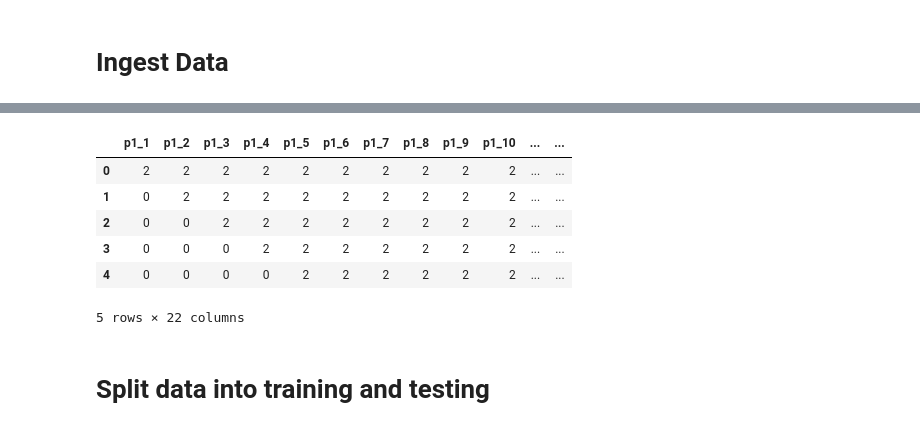
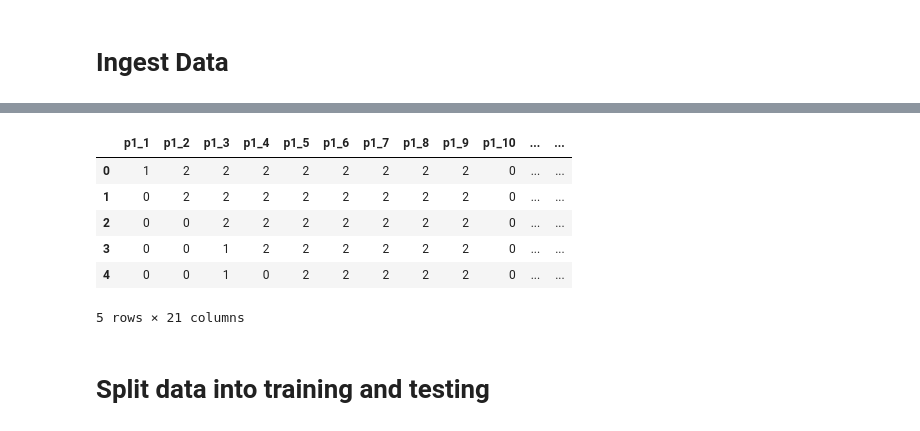
Before and after one commit to mferuscomelo/spielmacher-reglungstechnik, a Jupyter notebook: train_model.ipynb, the cells around one changed output, grey strips where cells are left out. Cells and saved outputs as stored; diff of their text form; code cells hidden in the pictures.

```diff
--- a/train_model.ipynb
+++ b/train_model.ipynb
@@ -53,20 +53,19 @@ df.head()
-# %%
-encoder = LabelEncoder()
-encoder.fit([move.value for move in Move])
-
-# Apply LabelEncoder to each column except the last one
-for column in df.columns[:-1]:
-    df[column] = encoder.transform(df[column])
-
-df.head()
-# %% [output]
-|  | p1_1 | p1_2 | p1_3 | p1_4 | p1_5 | p1_6 | p1_7 | p1_8 | p1_9 | p1_10 | ... | ... |
-| 0 | 2 | 2 | 2 | 2 | 2 | 2 | 2 | 2 | 2 | 2 | ... | ... |
-| 1 | 0 | 2 | 2 | 2 | 2 | 2 | 2 | 2 | 2 | 2 | ... | ... |
-| 2 | 0 | 0 | 2 | 2 | 2 | 2 | 2 | 2 | 2 | 2 | ... | ... |
-| 3 | 0 | 0 | 0 | 2 | 2 | 2 | 2 | 2 | 2 | 2 | ... | ... |
-| 4 | 0 | 0 | 0 | 0 | 2 | 2 | 2 | 2 | 2 | 2 | ... | ... |
-5 rows × 22 columns
+# %%
+# Encode moves
+
+encoder = LabelEncoder()
+
+df = df.apply(encoder.fit_transform)
+
+df.head()
+# %% [output]
+|  | p1_1 | p1_2 | p1_3 | p1_4 | p1_5 | p1_6 | p1_7 | p1_8 | p1_9 | p1_10 | ... | ... |
+| 0 | 1 | 2 | 2 | 2 | 2 | 2 | 2 | 2 | 2 | 0 | ... | ... |
+| 1 | 0 | 2 | 2 | 2 | 2 | 2 | 2 | 2 | 2 | 0 | ... | ... |
+| 2 | 0 | 0 | 2 | 2 | 2 | 2 | 2 | 2 | 2 | 0 | ... | ... |
+| 3 | 0 | 0 | 1 | 2 | 2 | 2 | 2 | 2 | 2 | 0 | ... | ... |
+| 4 | 0 | 0 | 1 | 0 | 2 | 2 | 2 | 2 | 2 | 0 | ... | ... |
+5 rows × 21 columns
 # %% [markdown]
 # Split data into training and testing
 # %%
```
Also changed, not shown: parts of 11 cells of this notebook, 52 other files.
